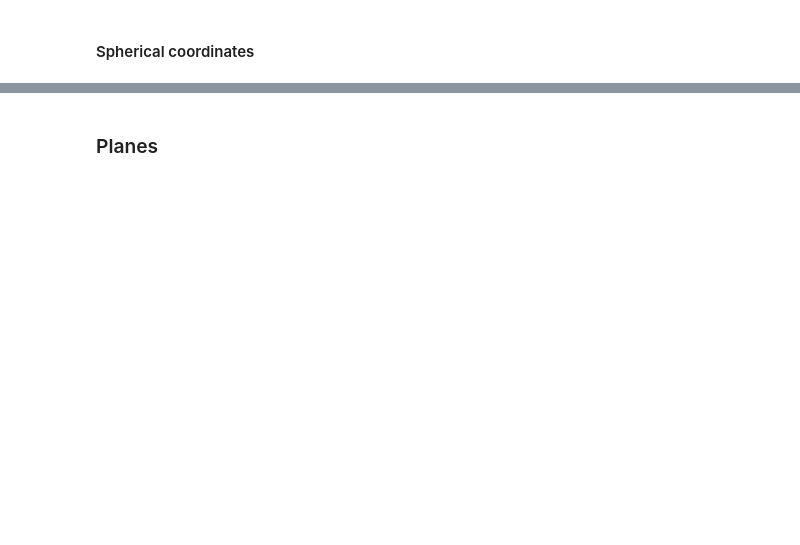
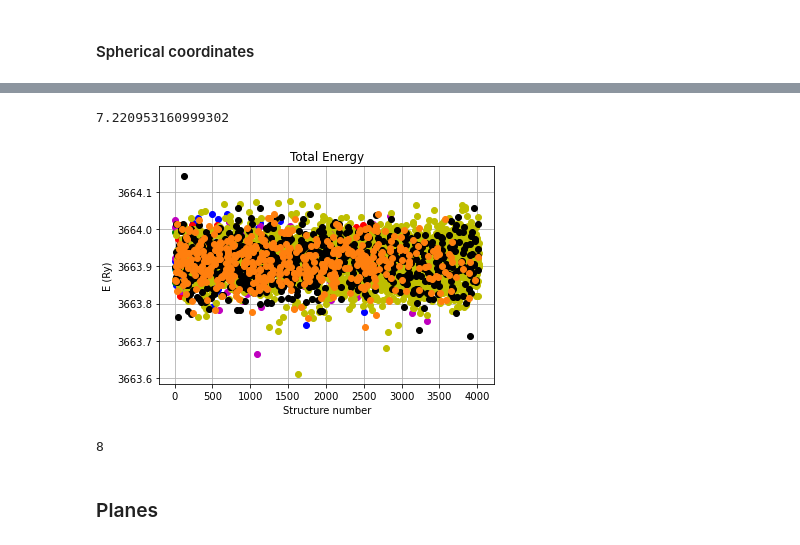
Before and after one commit to cmsg-icl/solid-solutions, a Jupyter notebook: Structure_analysis.ipynb, the cells around one changed output, grey strips where cells are left out. Drawn from its saved outputs; the diff is of its cells as text; code cells hidden in the pictures; blank space fills up the shorter version.

Commit message:
Add energy analysis

```diff
--- a/Structure_analysis.ipynb
+++ b/Structure_analysis.ipynb
@@ -324,0 +274,6 @@ np.unique(np.array(n_atoms_second_shell),axis=0,return_counts=True,return_index=
+# %%
+for i,structure_group in enumerate(structure_groups):
+    print(total_occ[i])
+    for n in structure_group:
+        print(names[n][16:-4])
+    print('')
@@ -353,7 +401,6 @@ for n,structure in enumerate(structures):
         dist = 0
         atom_coord = []
         ti_dist = []
-
         for j in ti_second_shell_atom[n][i]:
             atom_coord.append(structure.cart_coords[j].tolist())
             single_dist = []
@@ -368,7 +415,7 @@ for n,structure in enumerate(structures):
         ti_dist.sort()
         ti_dist_ext.extend([item for sublist in ti_dist for item in sublist])
         #print(ti_dist)
-        center = centroidnp(np.array(atom_coord))
+        #center = centroidnp(np.array(atom_coord))
         '''centroid_dev_atom.append(\
             np.sqrt(
                 ((center-structure.cart_coords[j])[0])**2 \
@@ -662,0 +561,5 @@ for n,structure in enumerate(structures[0:100]):
+# %%
+energy_list = []
+for i in first_occ:
+    energy_list.append(energy_sorted[i]*27.2114/2)
+np.array(energy_list)-np.max(np.array(energy_list))
@@ -662,0 +571,11 @@ for n,structure in enumerate(structures[0:100]):
+# %%
+average_energy_group = []
+max_min_group = []
+std_group = []
+for structure_group in structure_groups:
+    average_energy_group.append(np.average(np.array(energy_sorted)[structure_group]))
+    max_min_group.append(np.amax(np.array(energy_sorted)[structure_group])-np.amin(np.array(energy_sorted)[structure_group]))
+    std_group.append(np.std(np.array(energy_sorted)[structure_group]))
+average_energy_group
+(np.array(max_min_group)*27.2114/2).tolist()
+std_group
@@ -663,3 +591,31 @@ for n,structure in enumerate(structures[0:100]):
+# %%
+(np.amax(np.array(energy_sorted))-np.amin(np.array(energy_sorted)))*27.2114/2
+# %% [output]
+7.220953160999302
+# %%
+import matplotlib.pyplot as plt
+
+color = ['b','g','r','c','m','y','k','tab:orange']
+fig, ax = plt.subplots()
+for i, structure_group in enumerate(structure_groups):
+    ind = structure_group
+    E = np.array(energy_sorted)[structure_group]
+
+
+    ax.plot(ind, E,'o',c=color[i])
+
+ax.set(xlabel='Structure number', ylabel='E (Ry)',
+       title='Total Energy')
+ax.grid()
+
+#fig.savefig("test.png")
+plt.show()
+# %% [output]
+[figure, added]
+# %%
+len(structure_groups)
+# %% [output]
+8
 # %% [markdown]
 ### Planes
 # %%
```
Also changed, not shown: parts of 69 cells of this notebook.
